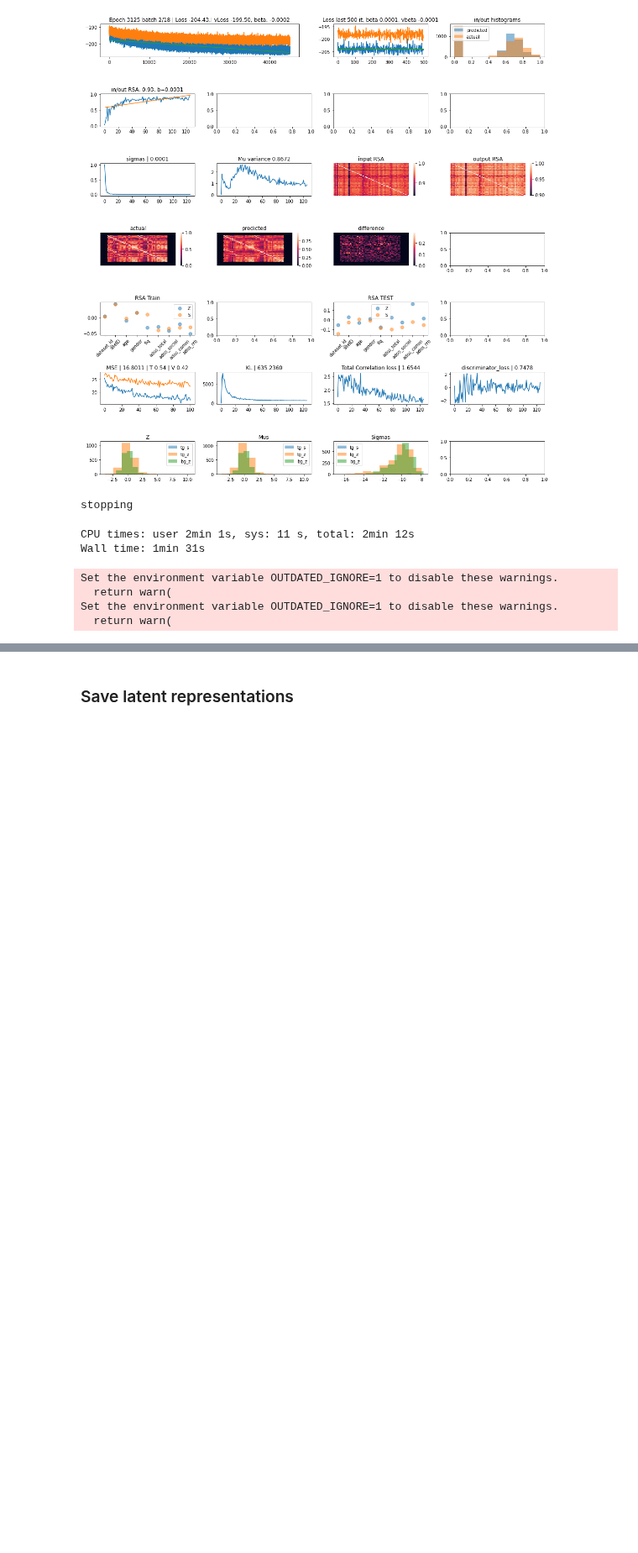
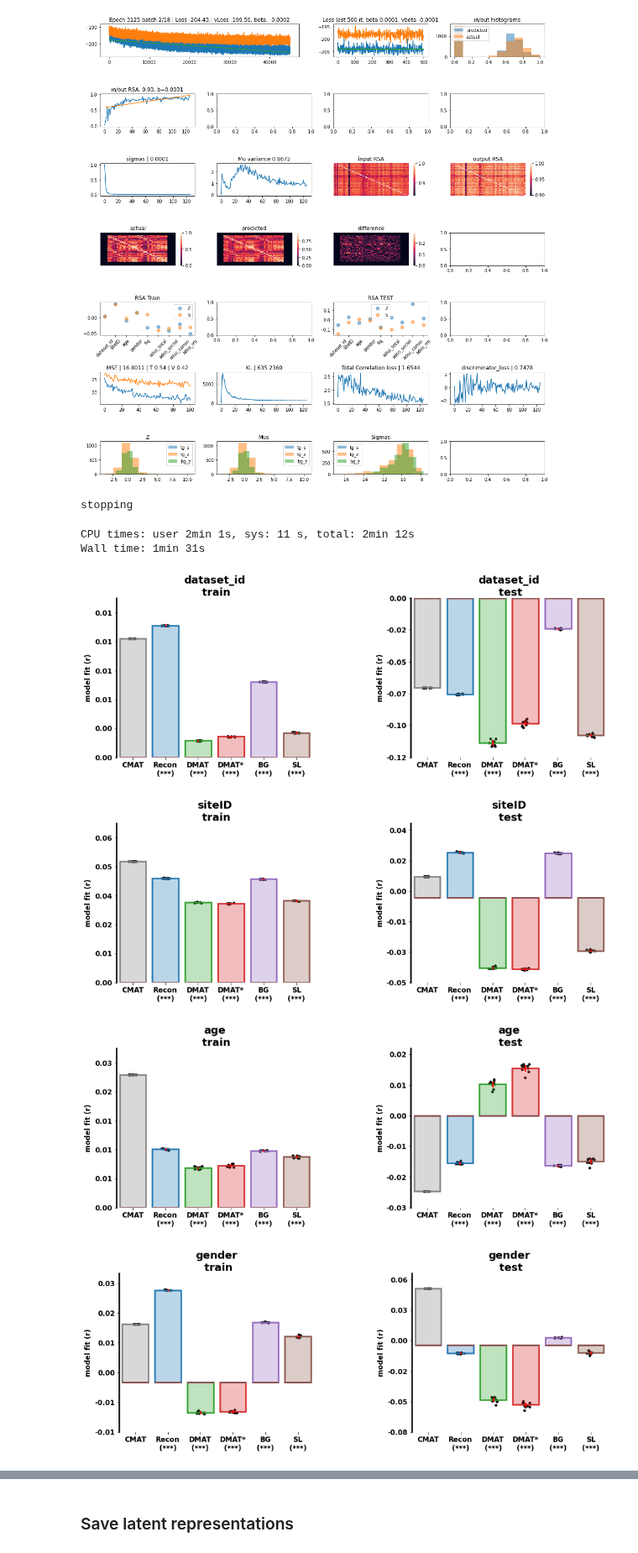
Before and after one commit to Aglinskas/BC-fMRI-AE, a Jupyter notebook: Notebooks/0091-train-CVAE-cmats-dropout-Copy1.ipynb, the cells around one changed output, grey strips where cells are left out. Shown at 84% size. Drawn from its saved outputs; the diff is of its cells as text; code cells hidden in the pictures; blank space fills up the shorter version.

```diff
--- a/Notebooks/0091-train-CVAE-cmats-dropout-Copy1.ipynb
+++ b/Notebooks/0091-train-CVAE-cmats-dropout-Copy1.ipynb
@@ -1370,14 +1377,28 @@ dmat_test = recon_test-twin_test
 # %% [output]
 CPU times: user 2min 1s, sys: 11 s, total: 2min 12s
 Wall time: 1min 31s
+# %%
+def regress_dmat(mat,X):
+    import sklearn
+    linreg = sklearn.linear_model.LinearRegression()
+    #X = df_train[['age','siteID','dataset_id']].values
+    resid = np.array([mat[i,:,:]-linreg.fit(X,mat[i,:,:]).predict(X) for i in range(10)])
+    return resid
+
+dmat_train_resid = regress_dmat(dmat_train,df_train[['age','siteID','dataset_id']].values)
+dmat_test_resid = regress_dmat(dmat_test,df_test[['age','siteID','dataset_id']].values)
+# %%
+patients_train = df_train['diag'].values==1
+patients = patients_train
 # %%
 ## TRAIN
 v1 = {'label' : 'CMAT', 'data' : np.array([flatten_cmat(cmats_train[patients,:,:]) for i in range(10)]), 'data_scale' : 'ratio', 'metric' : 'euclidean'}
 v2 = {'label' : 'Recon', 'data' : recon_train[:,patients,:], 'data_scale' : 'ratio', 'metric' : 'euclidean'}
 v3 = {'label' : 'DMAT', 'data' : dmat_train[:,patients,:], 'data_scale' : 'ratio', 'metric' : 'euclidean'}
-v4 = {'label' : 'BG', 'data' : Z_train[:,patients,:], 'data_scale' : 'ratio', 'metric' : 'euclidean'}
-v5 = {'label' : 'SL', 'data' : S_train[:,patients,:], 'data_scale' : 'ratio', 'metric' : 'euclidean'}
-inMat_train = [v1,v2,v3,v4,v5]
+v4 = {'label' : 'DMAT*', 'data' : dmat_train_resid[:,patients,:], 'data_scale' : 'ratio', 'metric' : 'euclidean'}
+v5 = {'label' : 'BG', 'data' : Z_train[:,patients,:], 'data_scale' : 'ratio', 'metric' : 'euclidean'}
+v6 = {'label' : 'SL', 'data' : S_train[:,patients,:], 'data_scale' : 'ratio', 'metric' : 'euclidean'}
+inMat_train = [v1,v2,v3,v4,v5,v6]
 
 
 rsa_res_train = dict()
@@ -1386,9 +1407,4 @@ data_scale = ['ordinal', 'ordinal','ratio', 'ordinal', 'ratio','ordinal','ratio'
 
 for i in tqdm(range(len(keys))):
     rsa_res_train.update({keys[i] : key_rsa(inMat_train,keys[i],df=df_train.iloc[patients],model_scale=data_scale[i])})
-# %% [output]
-Set the environment variable OUTDATED_IGNORE=1 to disable these warnings.
-  return warn(
-Set the environment variable OUTDATED_IGNORE=1 to disable these warnings.
-  return warn(
 # %%
@@ -1410,47 +1427,37 @@ Set the environment variable OUTDATED_IGNORE=1 to disable these warnings.
-# %%
-## Test
-v1 = {'label' : 'CMAT', 'data' : np.array([flatten_cmat(cmats_test[patients_test,:,:]) for i in range(10)]), 'data_scale' : 'ratio', 'metric' : 'euclidean'}
-v2 = {'label' : 'Recon', 'data' : recon_test[:,patients_test,:], 'data_scale' : 'ratio', 'metric' : 'euclidean'}
-v3 = {'label' : 'DMAT', 'data' : dmat_test[:,patients_test,:], 'data_scale' : 'ratio', 'metric' : 'euclidean'}
-v4 = {'label' : 'BG', 'data' : Z_test[:,patients_test,:], 'data_scale' : 'ratio', 'metric' : 'euclidean'}
-v5 = {'label' : 'SL', 'data' : S_test[:,patients_test,:], 'data_scale' : 'ratio', 'metric' : 'euclidean'}
-inMat_test = [v1,v2,v3,v4,v5]
-
-
-rsa_res_test = dict()
-keys = ['dataset_id', 'siteID','age', 'gender', 'fiq','DSMIV','ados_total', 'ados_social', 'ados_comm', 'ados_rrb']
-data_scale = ['ordinal', 'ordinal','ratio', 'ordinal', 'ratio','ordinal','ratio', 'ratio', 'ratio', 'ratio']
-
-for i in tqdm(range(len(keys))):
-    rsa_res_test.update({keys[i] : key_rsa(inMat_test,keys[i],df=df_test.iloc[patients_test],model_scale=data_scale[i])})
 # %%
 ncols = 3
 nrows = len(keys)
-plt.figure(figsize=np.array((ncols,nrows))*4)
+#plt.figure(figsize=np.array((ncols,nrows))*4)
+#plt.figure(figsize=(200,40))
 
 
 for i,key in enumerate(keys):
 
-    plt.figure(figsize=(10,5))
+    plt.figure(figsize=(15,5))
     ax = plt.subplot(1,2,1)
     rsa_res = rsa_res_train
     inMat = inMat_train
     plot_nice_bar(key,rsa_res,ax=ax,figsize=None,dpi=300,fontsize=12,fontsize_star=12,fontweight='bold',line_width=2.5,marker_size=12,title=keys[i]+'\n train',lbls=[inMat[j]['label'] for j in range(len(inMat))])
 
 #     ax = plt.subplot(1,2,2)
 #     rsa_res = rsa_res_val
 #     inMat = inMat_val
 #     plot_nice_bar(key,rsa_res,ax=ax,figsize=None,dpi=300,fontsize=12,fontsize_star=12,fontweight='bold',line_width=2.5,marker_size=12,title=keys[i]+'\n val',lbls=[inMat[j]['label'] for j in range(len(inMat))])
 
     ax = plt.subplot(1,2,2)
     rsa_res = rsa_res_test
     inMat = inMat_test
     plot_nice_bar(key,rsa_res,ax=ax,figsize=None,dpi=300,fontsize=12,fontsize_star=12,fontweight='bold',line_width=2.5,marker_size=12,title=keys[i]+'\n test',lbls=[inMat[j]['label'] for j in range(len(inMat))])
 
     plt.subplots_adjust(
         left=None,
         bottom=None,
         right=None,
         top=None,
         wspace=.5,
         hspace=.5)
+# %% [output]
+[figure, added]
+[figure, added]
+[figure, added]
+[figure, added]
```
Also changed, not shown: parts of 3 cells of this notebook, 1 other file.
